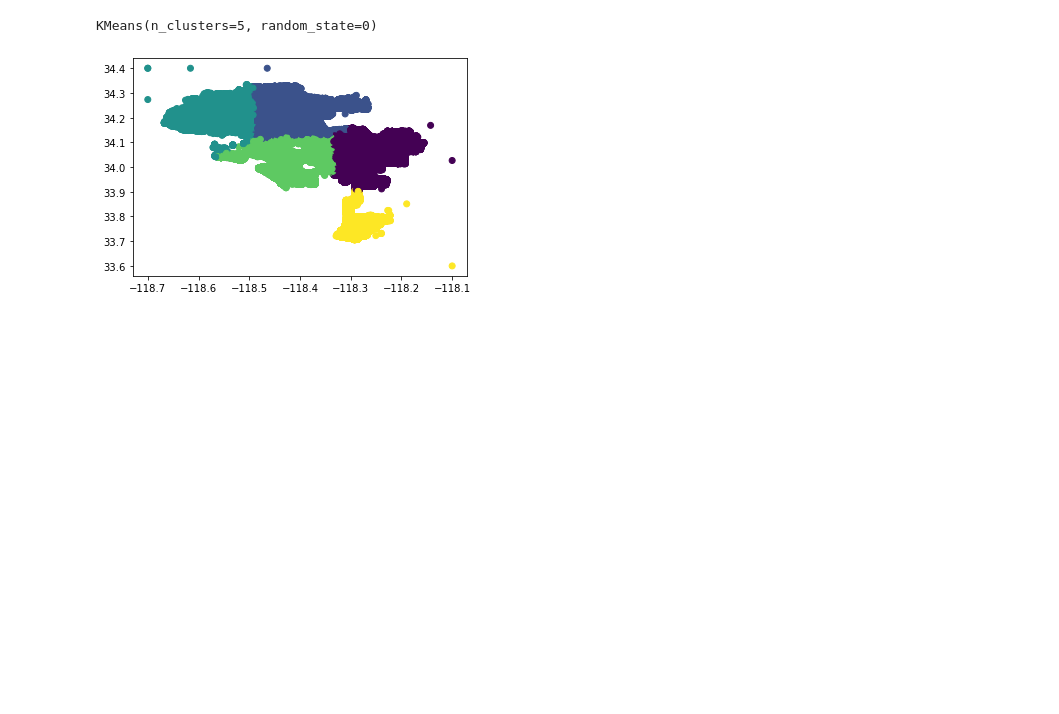
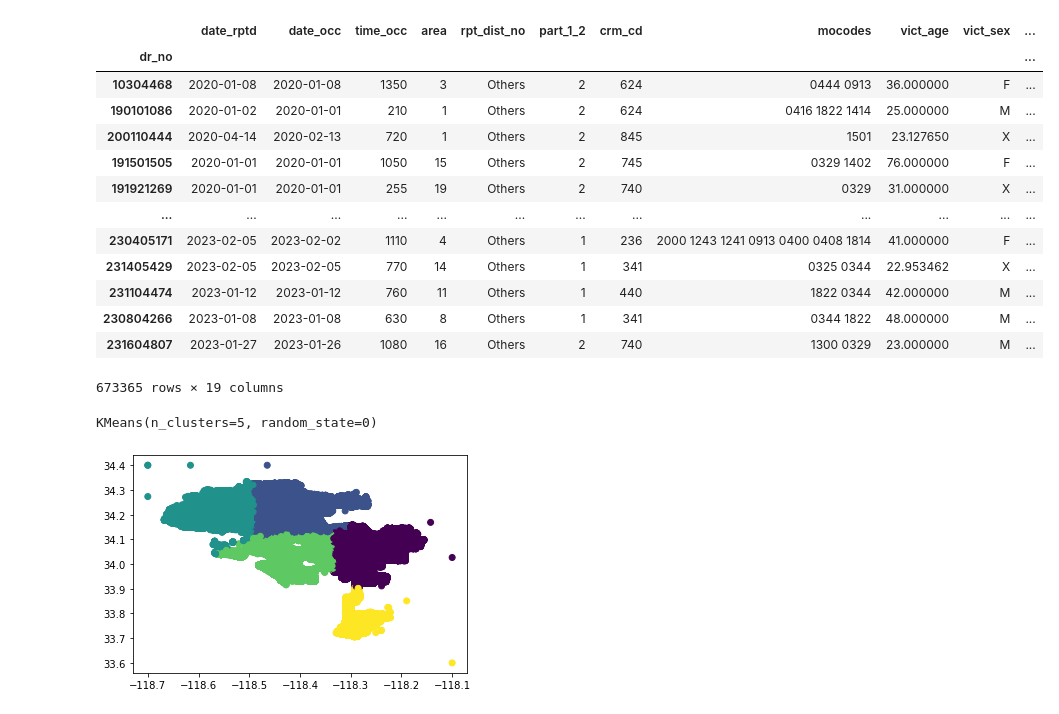
Before and after one commit to bluterplay/LAPD, a Jupyter notebook: sprint2/Clusters.ipynb, the cells around one changed output. Drawn from its saved outputs; the diff is of its cells as text; code cells hidden in the pictures; blank space fills up the shorter version.

```diff
--- a/sprint2/Clusters.ipynb
+++ b/sprint2/Clusters.ipynb
@@ -5,5 +7,22 @@ import matplotlib.pyplot as plt
 # %%
 df = pd.read_csv("DatosLimpios.csv",index_col=0)
+# %%
+df
+# %% [output]
+|  | date_rptd | date_occ | time_occ | area | rpt_dist_no | part_1_2 | crm_cd | mocodes | vict_age | vict_sex | ... |
+| dr_no |  |  |  |  |  |  |  |  |  |  | ... |
+| 10304468 | 2020-01-08 | 2020-01-08 | 1350 | 3 | Others | 2 | 624 | 0444 0913 | 36.000000 | F | ... |
+| 190101086 | 2020-01-02 | 2020-01-01 | 210 | 1 | Others | 2 | 624 | 0416 1822 1414 | 25.000000 | M | ... |
+| 200110444 | 2020-04-14 | 2020-02-13 | 720 | 1 | Others | 2 | 845 | 1501 | 23.127650 | X | ... |
+| 191501505 | 2020-01-01 | 2020-01-01 | 1050 | 15 | Others | 2 | 745 | 0329 1402 | 76.000000 | F | ... |
+| 191921269 | 2020-01-01 | 2020-01-01 | 255 | 19 | Others | 2 | 740 | 0329 | 31.000000 | X | ... |
+| ... | ... | ... | ... | ... | ... | ... | ... | ... | ... | ... | ... |
+| 230405171 | 2023-02-05 | 2023-02-02 | 1110 | 4 | Others | 1 | 236 | 2000 1243 1241 0913 0400 0408 1814 | 41.000000 | F | ... |
+| 231405429 | 2023-02-05 | 2023-02-05 | 770 | 14 | Others | 1 | 341 | 0325 0344 | 22.953462 | X | ... |
+| 231104474 | 2023-01-12 | 2023-01-12 | 760 | 11 | Others | 1 | 440 | 1822 0344 | 42.000000 | M | ... |
+| 230804266 | 2023-01-08 | 2023-01-08 | 630 | 8 | Others | 1 | 341 | 0344 1822 | 48.000000 | M | ... |
+| 231604807 | 2023-01-27 | 2023-01-26 | 1080 | 16 | Others | 2 | 740 | 1300 0329 | 23.000000 | M | ... |
+673365 rows × 19 columns
 # %%
 X=df[['lat','lon']]
 # %%
```
Also changed, not shown: parts of 7 cells of this notebook, 1 other file.
